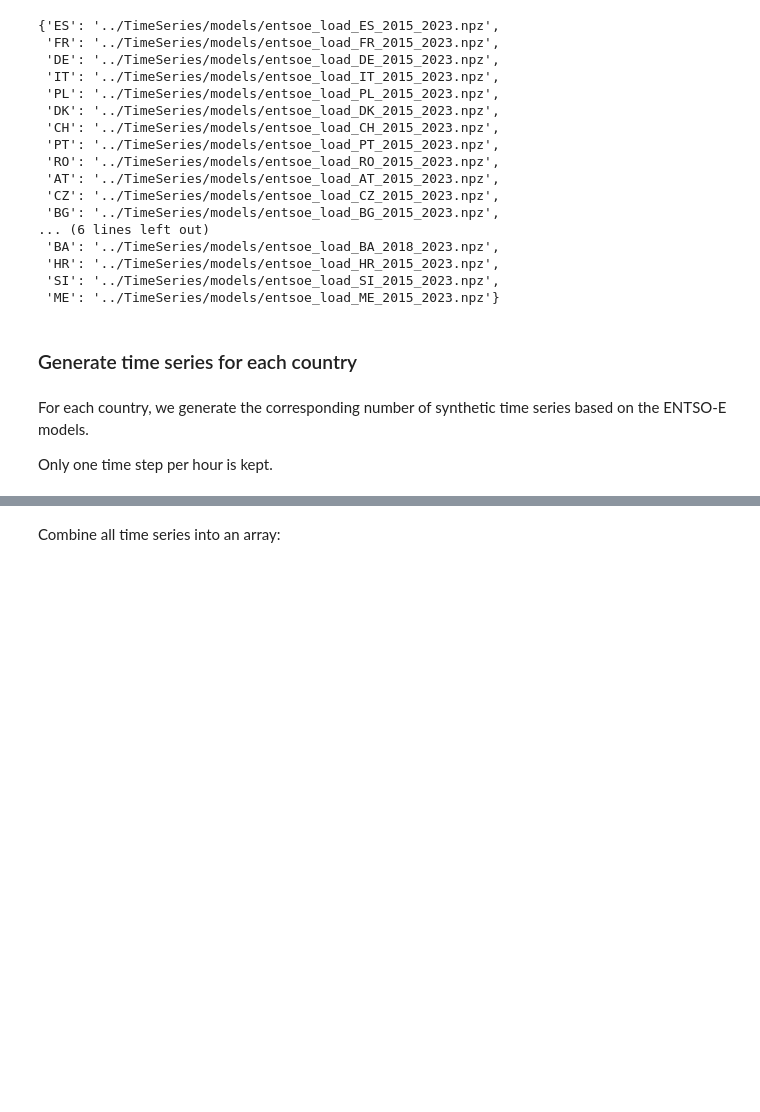
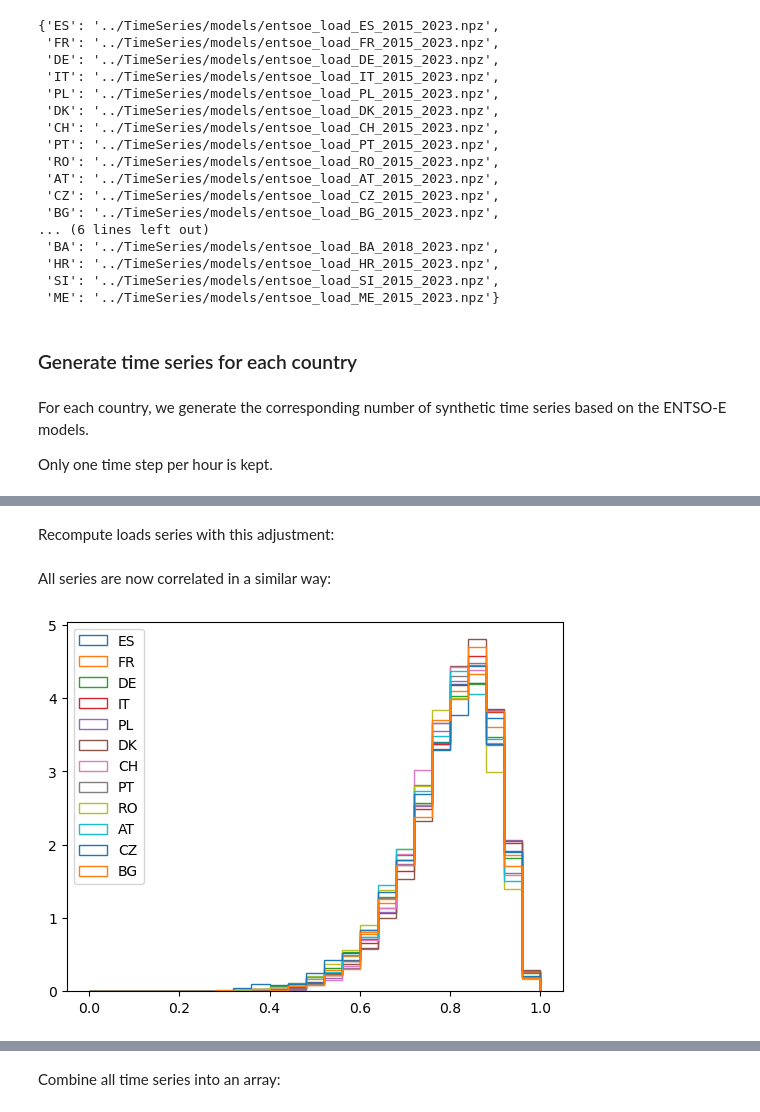
Before and after one commit to GeeeHesso/PowerData, a Jupyter notebook: doc/PanTaGruEl_time_series.ipynb, the cells around one changed output, grey strips where cells are left out. Saved outputs shown, nothing was run; the diff lists cells and outputs as text; code cells hidden in the pictures; blank space fills up the shorter version.

```diff
--- a/doc/PanTaGruEl_time_series.ipynb
+++ b/doc/PanTaGruEl_time_series.ipynb
@@ -142,0 +213,3 @@ loads_by_country = {country: generate_time_series(country, count) for country, c
+# %%
+mean_correlation_by_country = {country: ts.compute_pairwise_correlations(generate_time_series(country, 1000)).mean()
+                               for country, time_series in loads_by_country.items()}
@@ -142,0 +218,4 @@ loads_by_country = {country: generate_time_series(country, count) for country, c
+# %%
+std_scaling_by_country = {country: np.sqrt((1 / 0.8 - 1) / (1 / mean_correlation - 1))
+                          for country, mean_correlation in mean_correlation_by_country.items()}
+std_scaling_by_country
@@ -142,0 +240,15 @@ loads_by_country = {country: generate_time_series(country, count) for country, c
+# %% [markdown]
+Recompute loads series with this adjustment:
+# %%
+adjusted_loads_by_country = {country: generate_time_series(country, count, std_scaling_by_country[country])
+                             for country, count in load_count_by_country.items()}
+# %% [markdown]
+All series are now correlated in a similar way:
+# %%
+for country, time_series in adjusted_loads_by_country.items():
+    if len(time_series) > 50:
+        plt.hist(ts.compute_pairwise_correlations(time_series), range=(0,1), bins=25, histtype='step', density=True, label=country)
+plt.legend()
+plt.show()
+# %% [output]
+[figure, added]
```
Also changed, not shown: parts of 33 cells of this notebook.
